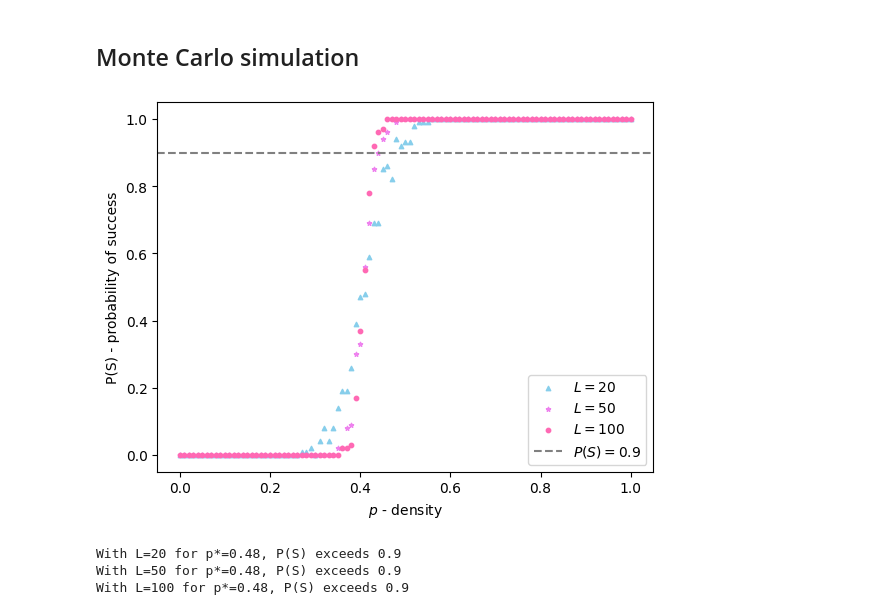
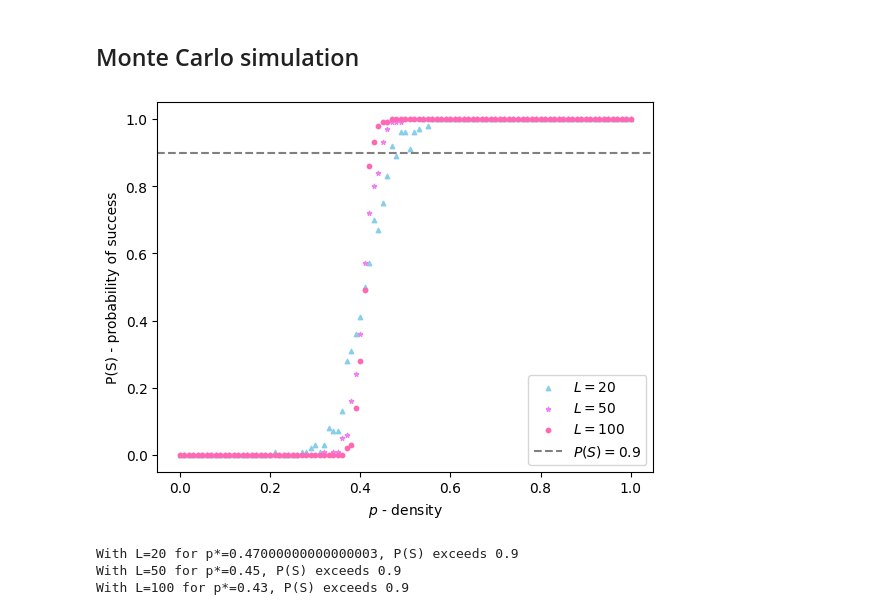
Before and after one commit to Swinkawkrawacie/Agent-Based-Modelling, a Jupyter notebook: list_1/List_1.ipynb, the cells around one changed output. Saved outputs shown, nothing was run; the diff lists cells and outputs as text; code cells hidden in the pictures.

```diff
--- a/list_1/List_1.ipynb
+++ b/list_1/List_1.ipynb
@@ -12,9 +9,0 @@ Jak mamy $n$ agentów w systemie, tzn. że $n$ małych updatów to jest jeden kr
-# %%
-def gen_env(L, p):
-    env = np.random.choice([0,1], (L,L), p=[1-p, p])
-    env[:,0] = 2 * env[:,0]
-    return env
-# %%
-L = 20 #one dim size, so matrix (L,L)
-p=0.1 #density, probability of a space being populated with a tree
-base_env = gen_env(L, p)
@@ -178,42 +186,37 @@ plt.close(fig)
 M=100
 Ls = [20,50,100]
 ps = np.arange(0,1.01,0.01)
-ms = np.zeros((len(Ls),len(ps)))
-clusters = np.zeros((len(Ls),len(ps)))
-for n in range(len(Ls)):
-    m_t, c_t = run_forest_fire(Ls[n], ps, M)
-    ms[n,:] = m_t
-    clusters[n,:] = c_t
+mt, clusters = run_forest_fire(Ls, ps, M)
 # %%
 marker_dict = {20: '^',
                50: '*',
                100: 'o'}
 color_dict = {20: 'skyblue',
               50: 'violet',
               100: 'hotpink'}
 
 for n in range(len(Ls)):
     plt.scatter(ps,
-                ms[n,:],
+                mt[n,:],
                 marker=marker_dict[Ls[n]],
                 s=10,
                 c = color_dict[Ls[n]],
                 label = f'$L={Ls[n]}$')
 plt.axhline(y=0.9, linestyle='--', color='gray', label='$P(S)=0.9$')
 plt.xlabel('$p$ - density')
 plt.ylabel('P(S) - probability of success')
 plt.legend()
 plt.show()
 # %% [output]
-[figure, old version]
+[figure, new version]
 # %%
 for i in range(3):
-    pq = ps[np.where(np.asarray(ms[0,:])>0.9)[0][0]]
+    pq = ps[np.where(np.asarray(mt[i,:])>0.9)[0][0]]
     print(f'With L={Ls[i]} for p*={pq}, P(S) exceeds 0.9')
 # %% [output]
-With L=20 for p*=0.48, P(S) exceeds 0.9
-With L=50 for p*=0.48, P(S) exceeds 0.9
-With L=100 for p*=0.48, P(S) exceeds 0.9
+With L=20 for p*=0.47000000000000003, P(S) exceeds 0.9
+With L=50 for p*=0.45, P(S) exceeds 0.9
+With L=100 for p*=0.43, P(S) exceeds 0.9
 # %%
 for n in range(len(Ls)):
     plt.scatter(ps,
```
Also changed, not shown: parts of 38 cells of this notebook, 10 other files.
